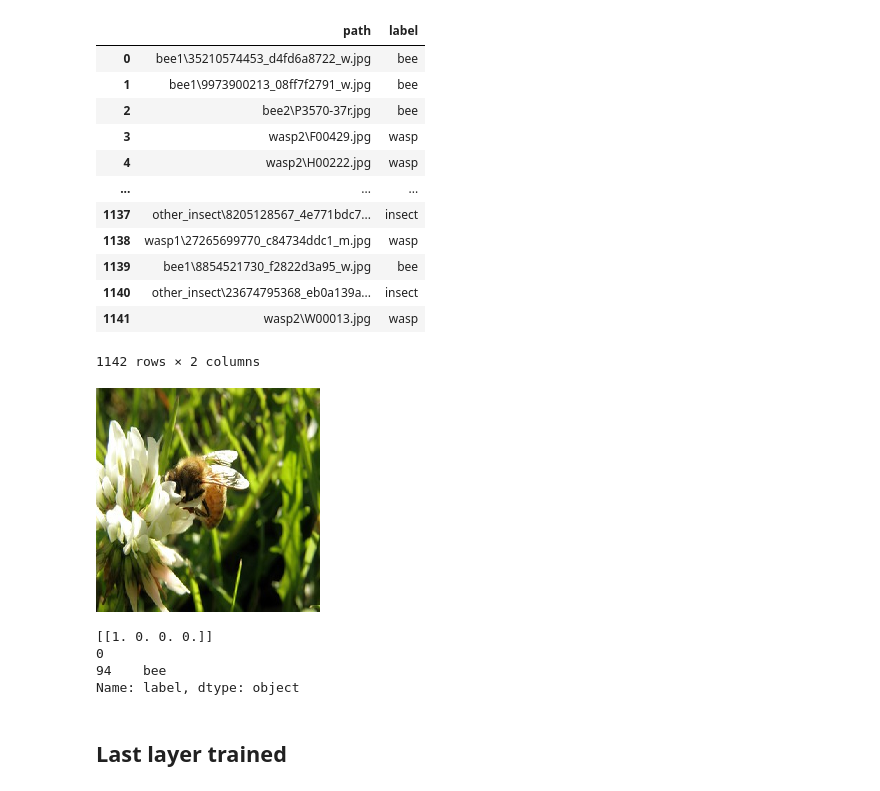
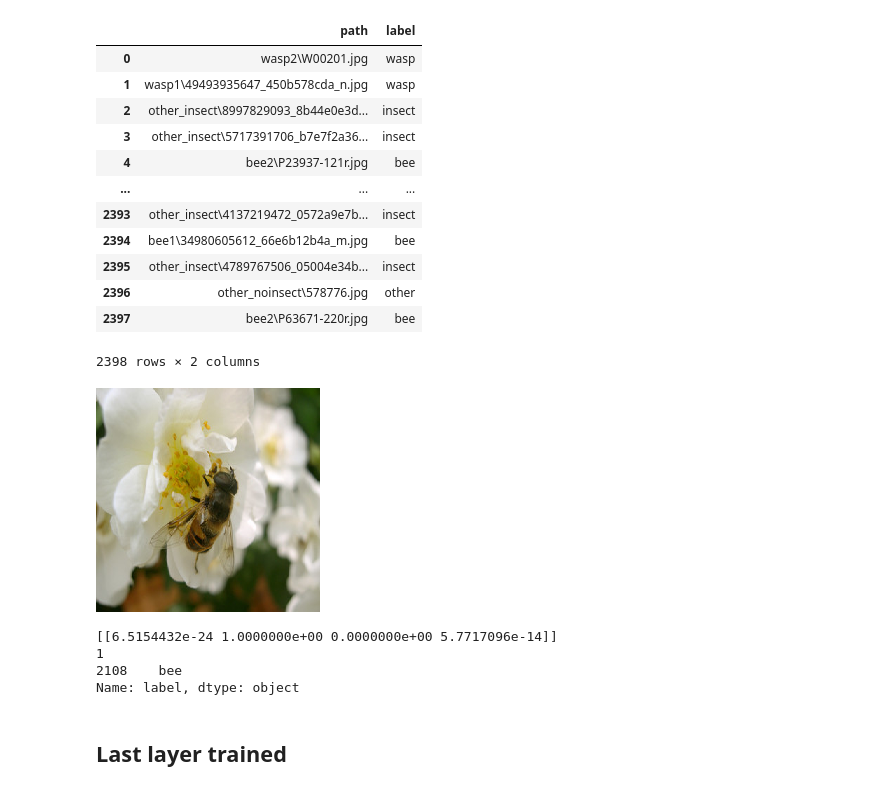
Before and after one commit to PuchalaS/SNR_Projekt, a Jupyter notebook: SNR - macierze pomyłek.ipynb, the cells around one changed output. Saved outputs shown, nothing was run; the diff lists cells and outputs as text; code cells hidden in the pictures.

```diff
--- a/SNR - macierze pomyłek.ipynb
+++ b/SNR - macierze pomyłek.ipynb
@@ -56,33 +57,33 @@ model_full = load_model('full_trained_model.h5')
 model_removed = load_model('full_trained_model_removed_layers.h5')
 model_1 = load_model('classifiaction_layer_trained_model')
 # %%
-train_dir = "kaggle_bee_vs_wasp/"
+train_dir = "kaggle_bee_vs_wasp3/"
 resize_size = 224
 bees_vs_wasps_dataset_path=Path(train_dir)
 # %%
-training_subsample = 0.1
+training_subsample = 0.21
 #insect_class = {'bee': 0,'wasp': 1, 'insect': 2,'other': 3}
 
 df_labels = pd.read_csv(bees_vs_wasps_dataset_path/'labels.csv')
 df_labels = df_labels.set_index('id')
 df_labels = df_labels.sample(frac=training_subsample, axis=0)
 df_labels = df_labels[['path','label']]
 df_labels = df_labels.reset_index(drop=True)
 df_labels
 # %% [output]
 |  | path | label |
-| 0 | bee1\35210574453_d4fd6a8722_w.jpg | bee |
-| 1 | bee1\9973900213_08ff7f2791_w.jpg | bee |
-| 2 | bee2\P3570-37r.jpg | bee |
-| 3 | wasp2\F00429.jpg | wasp |
-| 4 | wasp2\H00222.jpg | wasp |
+| 0 | wasp2\W00201.jpg | wasp |
+| 1 | wasp1\49493935647_450b578cda_n.jpg | wasp |
+| 2 | other_insect\8997829093_8b44e0e3d... | insect |
+| 3 | other_insect\5717391706_b7e7f2a36... | insect |
+| 4 | bee2\P23937-121r.jpg | bee |
 | ... | ... | ... |
-| 1137 | other_insect\8205128567_4e771bdc7... | insect |
-| 1138 | wasp1\27265699770_c84734ddc1_m.jpg | wasp |
-| 1139 | bee1\8854521730_f2822d3a95_w.jpg | bee |
-| 1140 | other_insect\23674795368_eb0a139a... | insect |
-| 1141 | wasp2\W00013.jpg | wasp |
+| 2393 | other_insect\4137219472_0572a9e7b... | insect |
+| 2394 | bee1\34980605612_66e6b12b4a_m.jpg | bee |
+| 2395 | other_insect\4789767506_05004e34b... | insect |
+| 2396 | other_noinsect\578776.jpg | other |
+| 2397 | bee2\P63671-220r.jpg | bee |
-1142 rows × 2 columns
+2398 rows × 2 columns
 # %%
 sample = df_labels.sample()
 image_path = sample.path
@@ -90,7 +91,7 @@ image_path = image_path.replace('\\','/')
 image = load_img(train_dir + image_path.values[0], target_size=(resize_size, resize_size))
 image
 # %% [output]
-[figure, old version]
+[figure, new version]
 # %%
 image = img_to_array(image)
 image = image.reshape((1, image.shape[0], image.shape[1], image.shape[2]))
@@ -101,9 +102,9 @@ predicted_class = np.argmax(predictions)
 print(predicted_class)
 print(sample.label)
 # %% [output]
-[[1. 0. 0. 0.]]
-0
-94    bee
+[[6.5154432e-24 1.0000000e+00 0.0000000e+00 5.7717096e-14]]
+1
+2108    bee
 Name: label, dtype: object
 # %% [markdown]
 ##  Last layer trained
```
Also changed, not shown: parts of 23 cells of this notebook, 1 other file.
